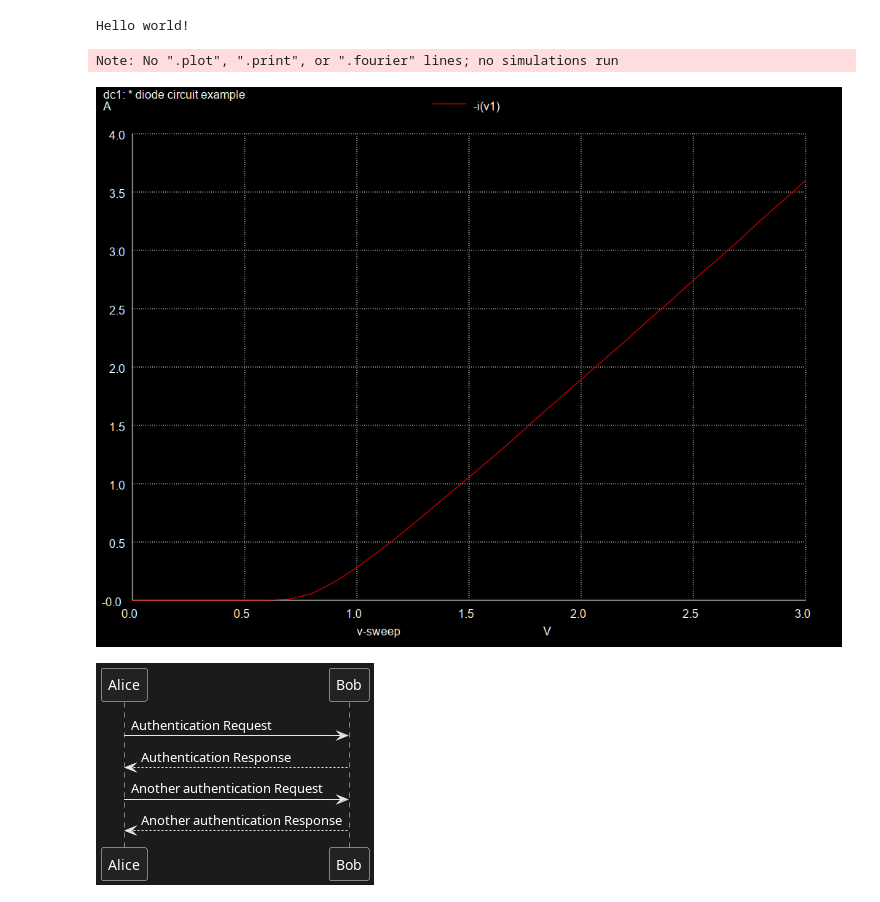
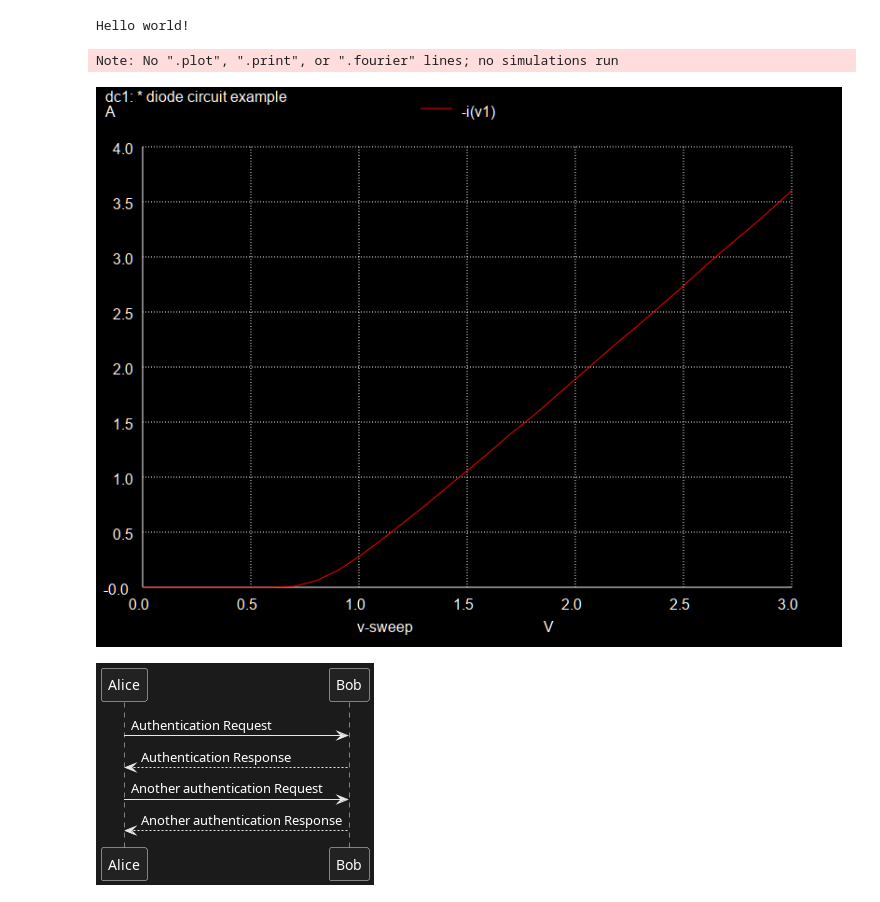
Before and after one commit to user1095108/jupyter-gpp-kernel, a Jupyter notebook: example.ipynb, the cells around one changed output. Saved outputs shown, nothing was run; the diff lists cells and outputs as text; code cells hidden in the pictures.

```diff
--- a/example.ipynb
+++ b/example.ipynb
@@ -81,20 +81,22 @@ Hello world!
 # %%
 %NGSPICE
 * Diode Circuit Example
 V1 in 0 DC 10V
 D1 in 0 1N4148
 .model 1N4148 D IS=2.52e-9 RS=0.568 N=1.752 CJO=4.86p M=0.379 TT=20.3n
 
 .control
 dc V1 0 3 .1
 set hcopydevtype=svg
+set hcopywidth=800
+set hcopyheight=600
 hardcopy /dev/stdout -I(V1)
 .endc
 
 .end
 # %% [output]
 Note: No ".plot", ".print", or ".fourier" lines; no simulations run
-[figure, old version]
+[figure, new version]
 # %%
 %PUML
 @startuml
```
